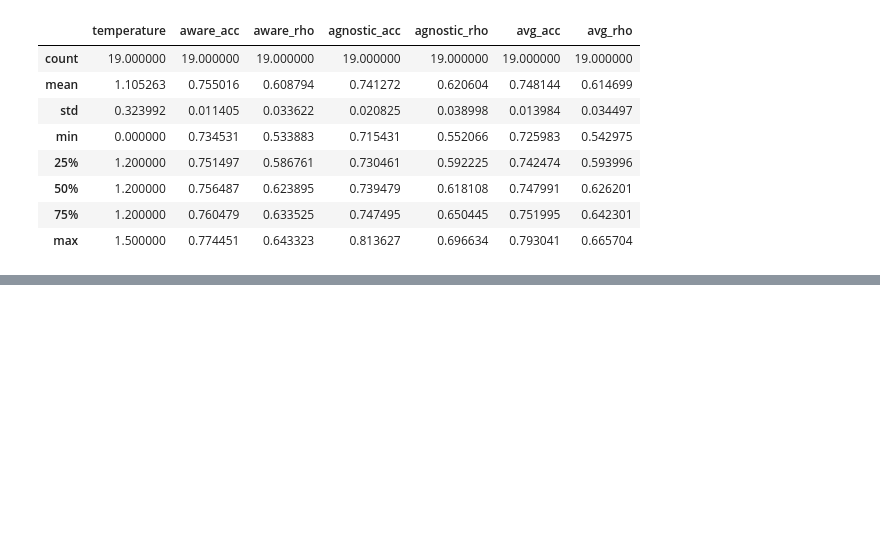
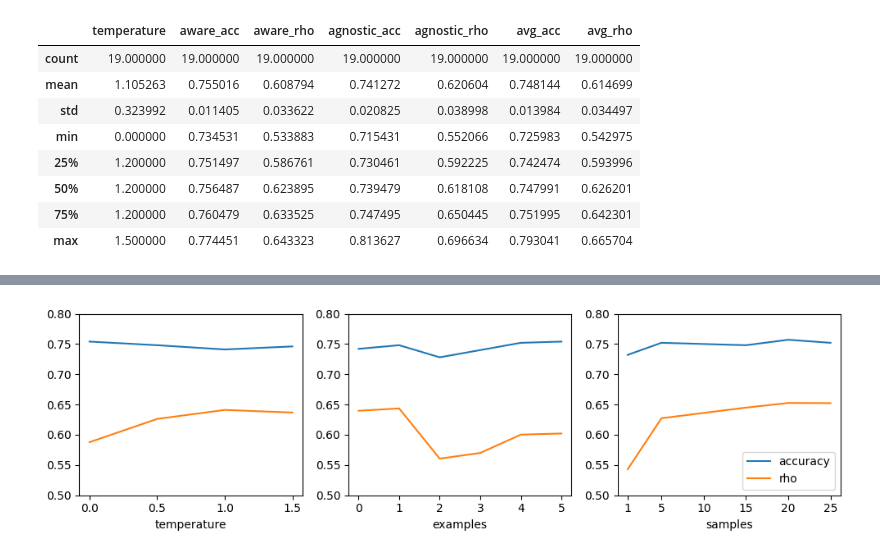
Before and after one commit to bradleypallen/shroom, a Jupyter notebook: prod/scores.ipynb, the cells around one changed output, grey strips where cells are left out. Saved outputs shown, nothing was run; the diff lists cells and outputs as text; code cells hidden in the pictures; blank space fills up the shorter version.

```diff
--- a/prod/scores.ipynb
+++ b/prod/scores.ipynb
@@ -197,0 +222,9 @@ baseline & mistral-7b-instruct-v0.2.Q6_K & 0.649299 & 0.380141 & 0.706587 & 0.46
+# %%
+df_examples = df[df['version'].str.contains("per-class")]
+df_examples.loc[len(df_examples.index)] = df.loc[29]
+pattern = r'-(\d)-'  # This pattern extracts digits
+df_examples['n_examples'] = df_examples['version'].str.extract(pattern)
+df_examples['n_examples'] = pd.to_numeric(df_examples['n_examples'])
+df_examples.loc[5, 'n_examples'] = 0.0
+dfx = df_examples.sort_values(by='n_examples')
+dfx[["n_examples", "aware_acc", "aware_rho", "agnostic_acc", "agnostic_rho"]]
@@ -197,0 +253,7 @@ baseline & mistral-7b-instruct-v0.2.Q6_K & 0.649299 & 0.380141 & 0.706587 & 0.46
+# %%
+df_samples = df[df['version'].str.contains("sample")]
+pattern = r'v13-(\d+)-sample'  # This pattern extracts digits
+df_samples['samples'] = df_samples['version'].str.extract(pattern)
+df_samples['samples'] = pd.to_numeric(df_samples['samples'])
+dfs = df_samples.sort_values(by='samples')
+dfs[["version", "samples", "aware_acc", "aware_rho", "agnostic_acc", "agnostic_rho"]]
@@ -197,0 +277,46 @@ baseline & mistral-7b-instruct-v0.2.Q6_K & 0.649299 & 0.380141 & 0.706587 & 0.46
+# %%
+fig, axes = plt.subplots(nrows=1, ncols=3, figsize=(10, 3))
+
+# axes[0].plot(dft['temperature'], dft['aware_acc'], label='aware accuracy')
+# axes[0].plot(dft['temperature'], dft['aware_rho'], label='aware rho')
+# axes[0].plot(dft['temperature'], dft['agnostic_acc'], label='agnostic accuracy')
+# axes[0].plot(dft['temperature'], dft['agnostic_rho'], label='agnostic rho')
+axes[0].plot(dft['temperature'], dft['avg_acc'], label='accuracy')
+axes[0].plot(dft['temperature'], dft['avg_rho'], label='rho')
+axes[0].set_ylim(0.5, 0.8)  # Setting y-axis range from 0.0 to 1.0
+axes[0].set_xticks([0.0,0.5,1.0,1.5])
+axes[0].set_xlabel('temperature')  # x-axis label
+# plt.legend()  # Adding a legend to differentiate the lines
+
+# axes[1].plot(dfx['n_examples'], dfx['aware_acc'], label='aware accuracy')
+# axes[1].plot(dfx['n_examples'], dfx['aware_rho'], label='aware rho')
+# axes[1].plot(dfx['n_examples'], dfx['agnostic_acc'], label='agnostic accuracy')
+# axes[1].plot(dfx['n_examples'], dfx['agnostic_rho'], label='agnostic rho')
+axes[1].plot(dfx['n_examples'], dfx['avg_acc'], label='accuracy')
+axes[1].plot(dfx['n_examples'], dfx['avg_rho'], label='rho')
+axes[1].set_ylim(0.5, 0.8)  # Setting y-axis range from 0.0 to 1.0
+axes[1].set_xlabel('examples')  # x-axis label
+# axes[1].gca().xaxis.set_major_locator(MaxNLocator(integer=True))
+# plt.ylabel('Values')  # y-axis label
+# plt.title('Line Graph of Different Metrics')  # Title of the graph
+# plt.legend()  # Adding a legend to differentiate the lines
+
+# axes[2].plot(dfs['samples'], dfs['aware_acc'], label='aware accuracy')
+# axes[2].plot(dfs['samples'], dfs['aware_rho'], label='aware rho')
+# axes[2].plot(dfs['samples'], dfs['agnostic_acc'], label='agnostic accuracy')
+# axes[2].plot(dfs['samples'], dfs['agnostic_rho'], label='agnostic rho')
+axes[2].plot(dfs['samples'], dfs['avg_acc'], label='accuracy')
+axes[2].plot(dfs['samples'], dfs['avg_rho'], label='rho')
+axes[2].set_ylim(0.5, 0.8)  # Setting y-axis range from 0.0 to 1.0
+axes[2].set_xlabel('samples')  # x-axis label
+# axes[2].gca().xaxis.set_major_locator(MaxNLocator(integer=True))
+axes[2].set_xticks([1,5,10,15,20,25])
+# plt.ylabel('Values')  # y-axis label
+# plt.title('Line Graph of Different Metrics')  # Title of the graph
+axes[2].legend()  # Adding a legend to differentiate the lines
+
+# Display the plot
+plt.tight_layout()
+plt.show()
+# %% [output]
+[figure, added]
```
Also changed, not shown: parts of 12 cells of this notebook, 3 other files.
